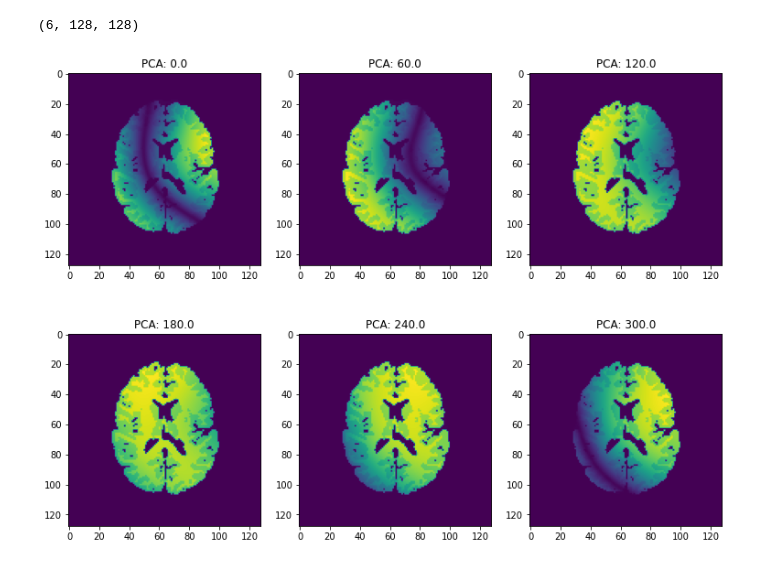
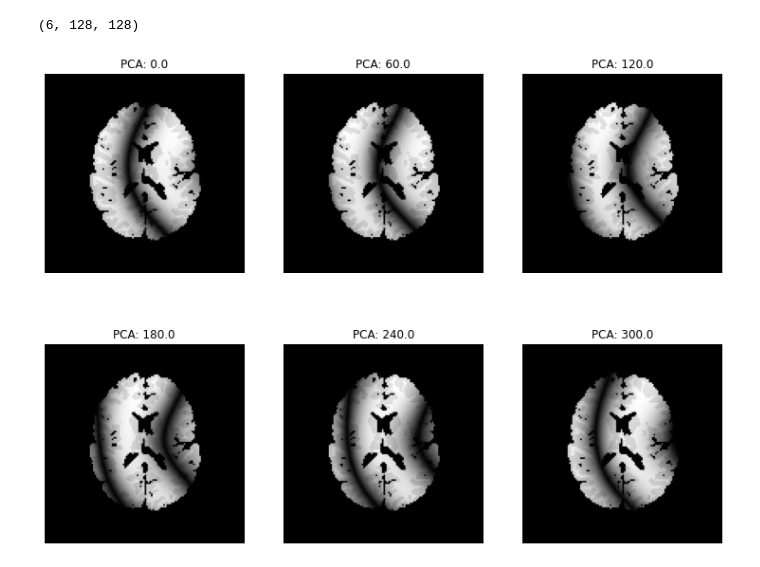
Before and after one commit to yv17/MRI-Deep-Learning, a Jupyter notebook: bssfp_data_generator/test_data.ipynb, the cells around one changed output. Saved outputs shown, nothing was run; the diff lists cells and outputs as text; code cells hidden in the pictures.

```diff
--- a/bssfp_data_generator/test_data.ipynb
+++ b/bssfp_data_generator/test_data.ipynb
@@ -76,13 +87,14 @@ print(sig.shape)
 # %%
 # Display phase-cycled images without noise
 plt.figure(2, figsize=(12.8, 9.6))
 for n in range(1, npcs + 1):
     plt.subplot(2, npcs / 2, n)
-    plt.imshow(np.abs(sig[n - 1]))
+    plt.imshow(np.abs(sig[n - 1]),cmap='gray')
+    plt.axis('off')
     plt.title("PCA: %.1f" %np.rad2deg(pcs[n - 1]))
 plt.show()
 # %% [output]
-[figure, old version]
+[figure, new version]
 # %%
 #Add Gaussian noise to phase-cycled images
 noise_level = random.uniform(0.05,0.01)
```
Also changed, not shown: parts of 11 cells of this notebook, 8 other files.
